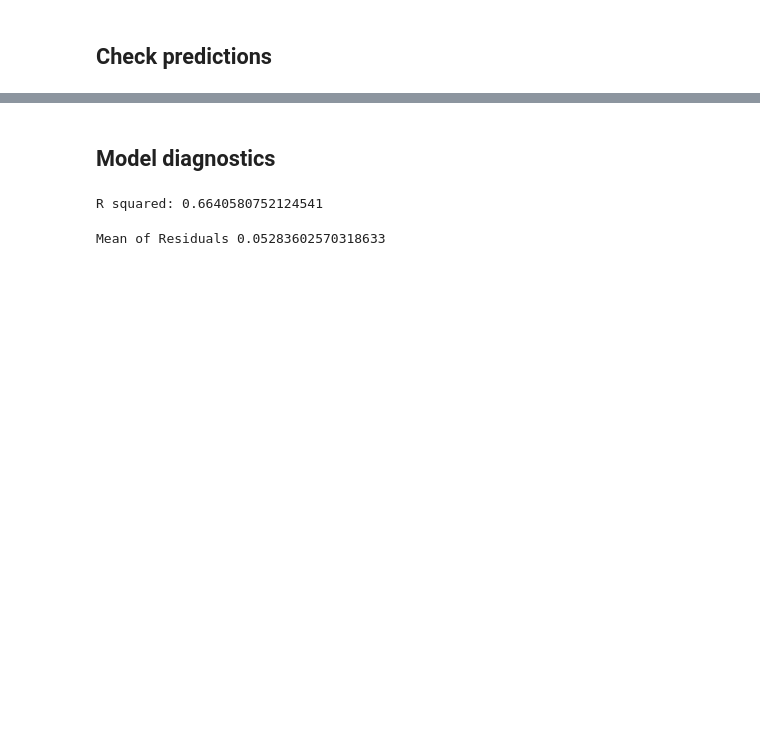
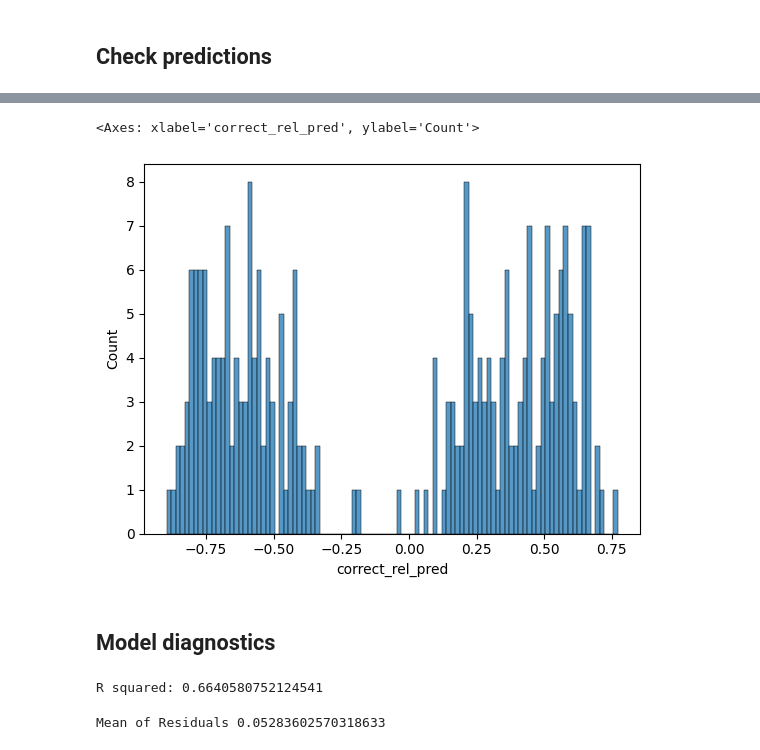
Before and after one commit to victoris93/cost-grads, a Jupyter notebook: svr_correct_rel.ipynb, the cells around one changed output, grey strips where cells are left out. Drawn from its saved outputs; the diff is of its cells as text; code cells hidden in the pictures; blank space fills up the shorter version.

```diff
--- a/svr_correct_rel.ipynb
+++ b/svr_correct_rel.ipynb
@@ -159,3 +180,8 @@ sns.lmplot(test_pred_df, x = "correct_rel", y = "correct_rel_pred")
+# %%
+sns.histplot(test_pred_df["correct_rel_pred"], bins = 100)
+# %% [output]
+<Axes: xlabel='correct_rel_pred', ylabel='Count'>
+[figure, added]
 # %% [markdown]
 ## Model diagnostics
 # %%
```
Also changed, not shown: parts of 18 cells of this notebook.
